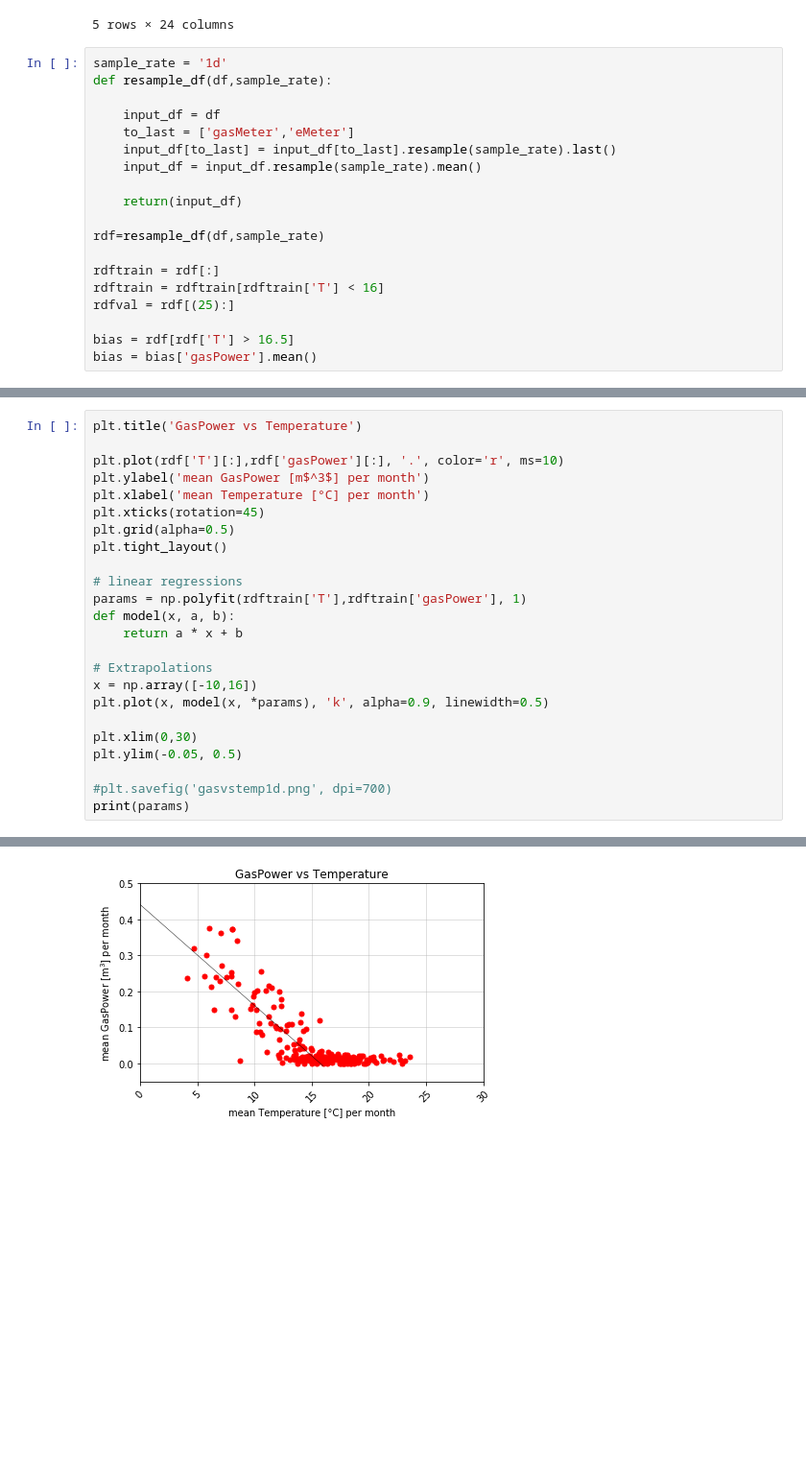
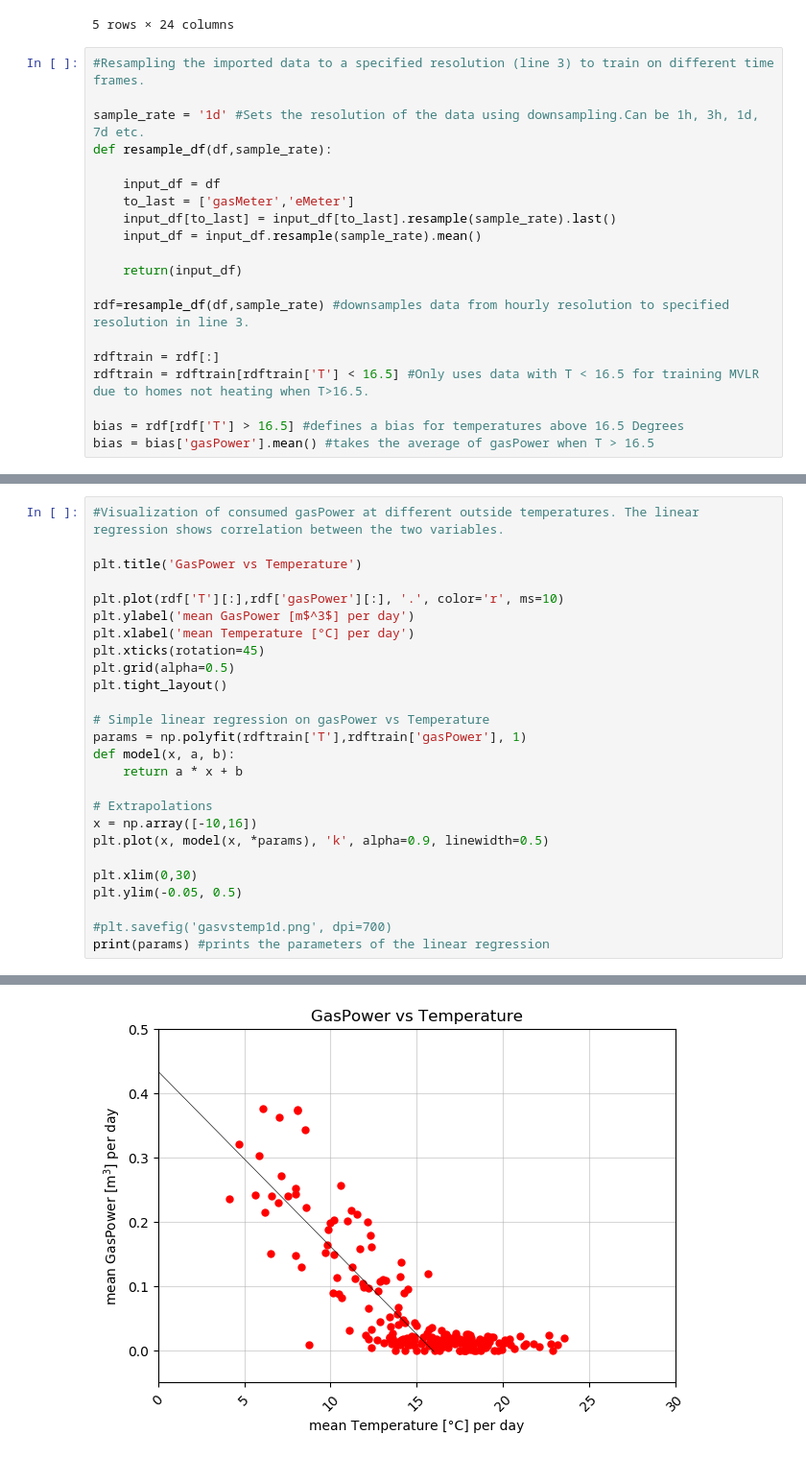
Before and after one commit to deKeijzer/KB-74-OPSCHALER, a Jupyter notebook: Personal_folders/Daan/correlationships.ipynb, the cells around one changed output, grey strips where cells are left out. Shown at 96% size. Saved outputs shown, nothing was run; the diff lists cells and outputs as text; blank space fills up the shorter version.

```diff
--- a/Personal_folders/Daan/correlationships.ipynb
+++ b/Personal_folders/Daan/correlationships.ipynb
@@ -20,7 +22,9 @@ df.head()
 | 2017-04-24 16:00:00 | 778.750 | 0.0 | 736.961 | 0.0 | 180.75978 | 0.0 | 1591.658 | 252.88333 | 0.0 | ... |
 5 rows × 24 columns
 # %%
-sample_rate = '1d'
+#Resampling the imported data to a specified resolution (line 3) to train on different time frames.
+
+sample_rate = '1d' #Sets the resolution of the data using downsampling.Can be 1h, 3h, 1d, 7d etc.
 def resample_df(df,sample_rate):
 
     input_df = df
@@ -30,12 +34,11 @@ def resample_df(df,sample_rate):
 
     return(input_df)
 
-rdf=resample_df(df,sample_rate)
+rdf=resample_df(df,sample_rate) #downsamples data from hourly resolution to specified resolution in line 3.
 
 rdftrain = rdf[:]
-rdftrain = rdftrain[rdftrain['T'] < 16]
-rdfval = rdf[(25):]
+rdftrain = rdftrain[rdftrain['T'] < 16.5] #Only uses data with T < 16.5 for training MVLR due to homes not heating when T>16.5.
 
-bias = rdf[rdf['T'] > 16.5]
-bias = bias['gasPower'].mean()
+bias = rdf[rdf['T'] > 16.5] #defines a bias for temperatures above 16.5 Degrees
+bias = bias['gasPower'].mean() #takes the average of gasPower when T > 16.5
 # %%
@@ -63,14 +85,16 @@ plt.show()
 # %%
+#Visualization of consumed gasPower at different outside temperatures. The linear regression shows correlation between the two variables.
+
 plt.title('GasPower vs Temperature')
 
 plt.plot(rdf['T'][:],rdf['gasPower'][:], '.', color='r', ms=10)
-plt.ylabel('mean GasPower [m$^3$] per month')
-plt.xlabel('mean Temperature [°C] per month')
+plt.ylabel('mean GasPower [m$^3$] per day')
+plt.xlabel('mean Temperature [°C] per day')
 plt.xticks(rotation=45)
 plt.grid(alpha=0.5)
 plt.tight_layout()
 
-# linear regressions
+# Simple linear regression on gasPower vs Temperature
 params = np.polyfit(rdftrain['T'],rdftrain['gasPower'], 1)
 def model(x, a, b):
     return a * x + b
@@ -83,5 +107,5 @@ plt.xlim(0,30)
 plt.ylim(-0.05, 0.5)
 
 #plt.savefig('gasvstemp1d.png', dpi=700)
-print(params)
+print(params) #prints the parameters of the linear regression
 # %% [output]
@@ -89 +113 @@ print(params)
-[figure, old version]
+[figure, new version]
```
Also changed, not shown: parts of 4 cells of this notebook, 1 other file.
